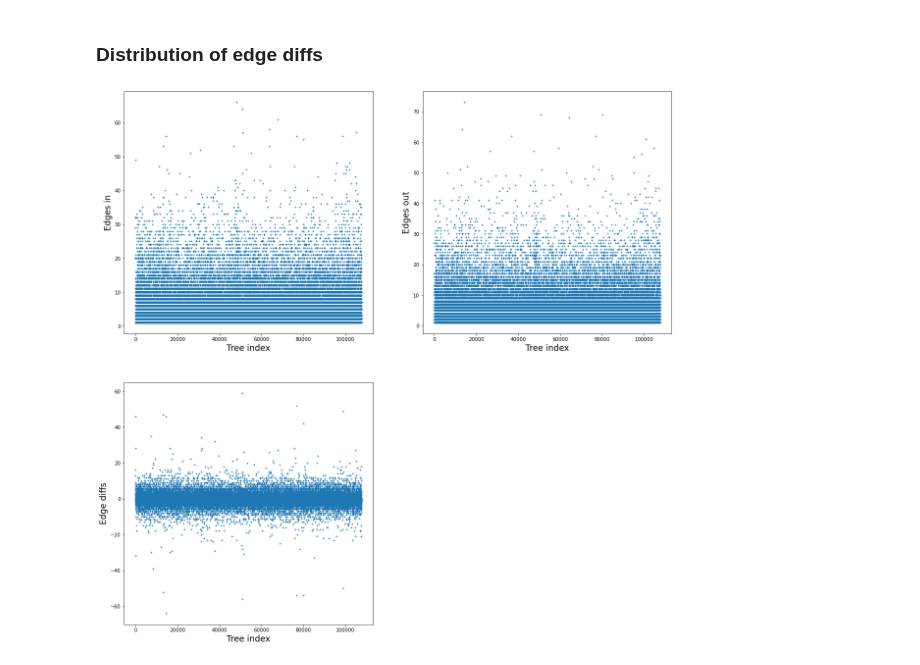
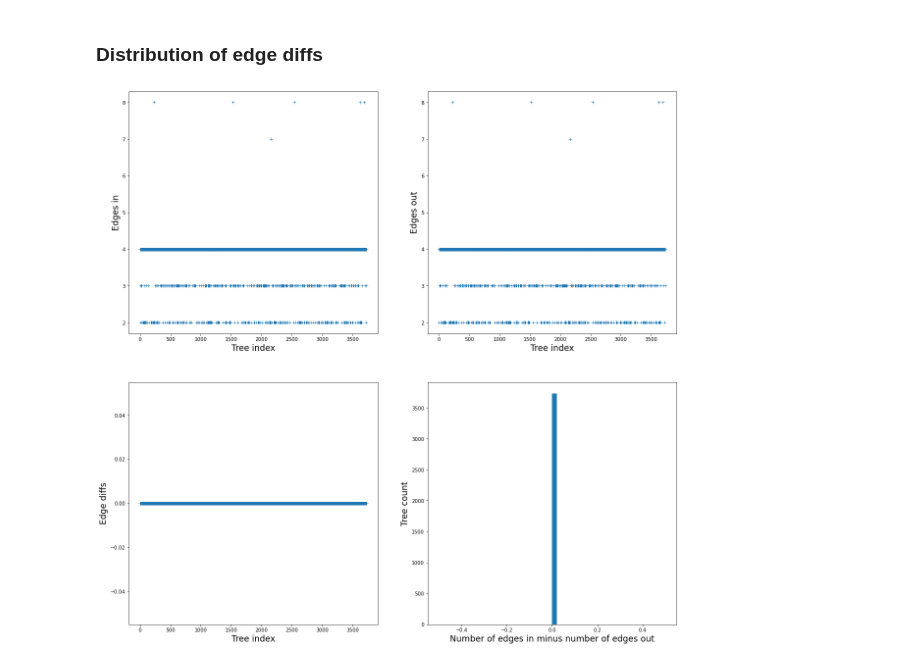
Before and after one commit to szhan/tsimpute, a Jupyter notebook: notebooks/inspect_ts.ipynb, the cells around one changed output. Cells and saved outputs as stored; diff of their text form; code cells hidden in the pictures.

```diff
--- a/notebooks/inspect_ts.ipynb
+++ b/notebooks/inspect_ts.ipynb
@@ -18,8 +18,8 @@ tsinfer 0.2.4.dev57+gde277cf
 # %% [markdown]
 ### Load data
 # %%
-base_dir = Path("/Users/szhan/Projects/tsimpute/analysis/test/")
-ts_file = base_dir / "test.inferred.trees"
+base_dir = Path("/Users/szhan/Projects/tsimpute/notebooks/")
+ts_file = base_dir / "single_panmictic_simulated.trees"
 # %%
 ts = tskit.load(ts_file)
 ts
@@ -211,35 +211,41 @@ for i, (interval, edges_out, edges_in,) in enumerate(ts.edge_diffs()):
     tree_edges_out[i] = len(edges_out)
     tree_edges_in[i] = len(edges_in)
 # %%
+# Exclude the first and last set of edge diffs.
 plt.figure(figsize=(20, 20,))
 
 plt.subplot(221)
 plt.ylabel("Edges in", fontsize="xx-large")
 plt.xlabel("Tree index", fontsize="xx-large")
 plt.plot(
-    np.arange(1, ts.num_trees),
-    tree_edges_in[1:],
-    linestyle="none", marker="+", markersize=4,
+    np.arange(2, ts.num_trees),
+    tree_edges_in[1:-1],
+    linestyle="none", marker="+", markersize=6,
 );
 
 plt.subplot(222)
 plt.ylabel("Edges out", fontsize="xx-large")
 plt.xlabel("Tree index", fontsize="xx-large")
 plt.plot(
-    np.arange(1, ts.num_trees),
-    tree_edges_out[1:],
-    linestyle="none", marker="+", markersize=4,
+    np.arange(2, ts.num_trees),
+    tree_edges_out[1:-1],
+    linestyle="none", marker="+", markersize=6,
 );
 
 plt.subplot(223)
 plt.ylabel("Edge diffs", fontsize="xx-large")
 plt.xlabel("Tree index", fontsize="xx-large")
 plt.plot(
-    np.arange(1, ts.num_trees),
-    tree_edges_in[1:] - tree_edges_out[1:],
-    linestyle="none", marker="+", markersize=4,
+    np.arange(2, ts.num_trees),
+    tree_edges_in[1:-1] - tree_edges_out[1:-1],
+    linestyle="none", marker="+", markersize=6,
 );
 
+plt.subplot(224)
+plt.ylabel("Tree count", fontsize="xx-large")
+plt.xlabel("Number of edges in minus number of edges out", fontsize="xx-large")
+plt.hist(tree_edges_in[1:-1] - tree_edges_out[1:-1], bins=50,);
+
 plt.show()
 # %% [output]
-[figure, old version]
+[figure, new version]
```
Also changed, not shown: parts of 5 cells of this notebook.
